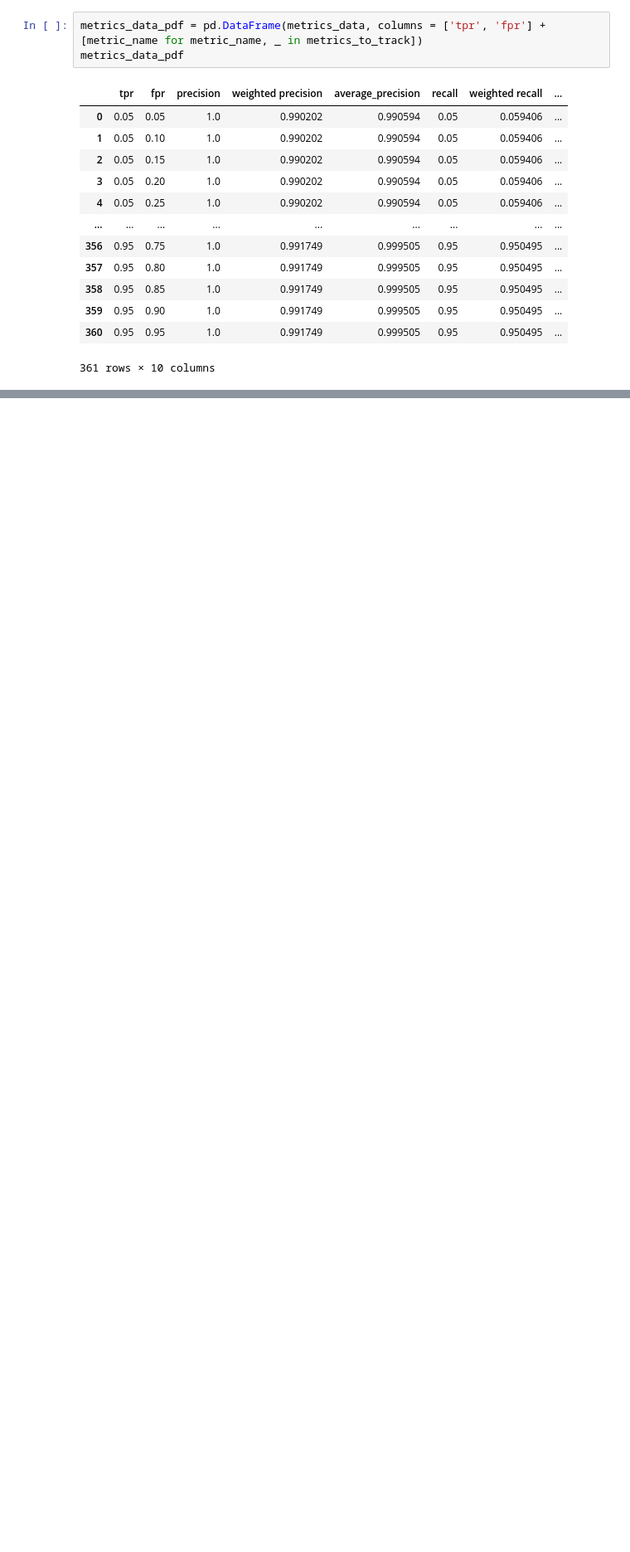
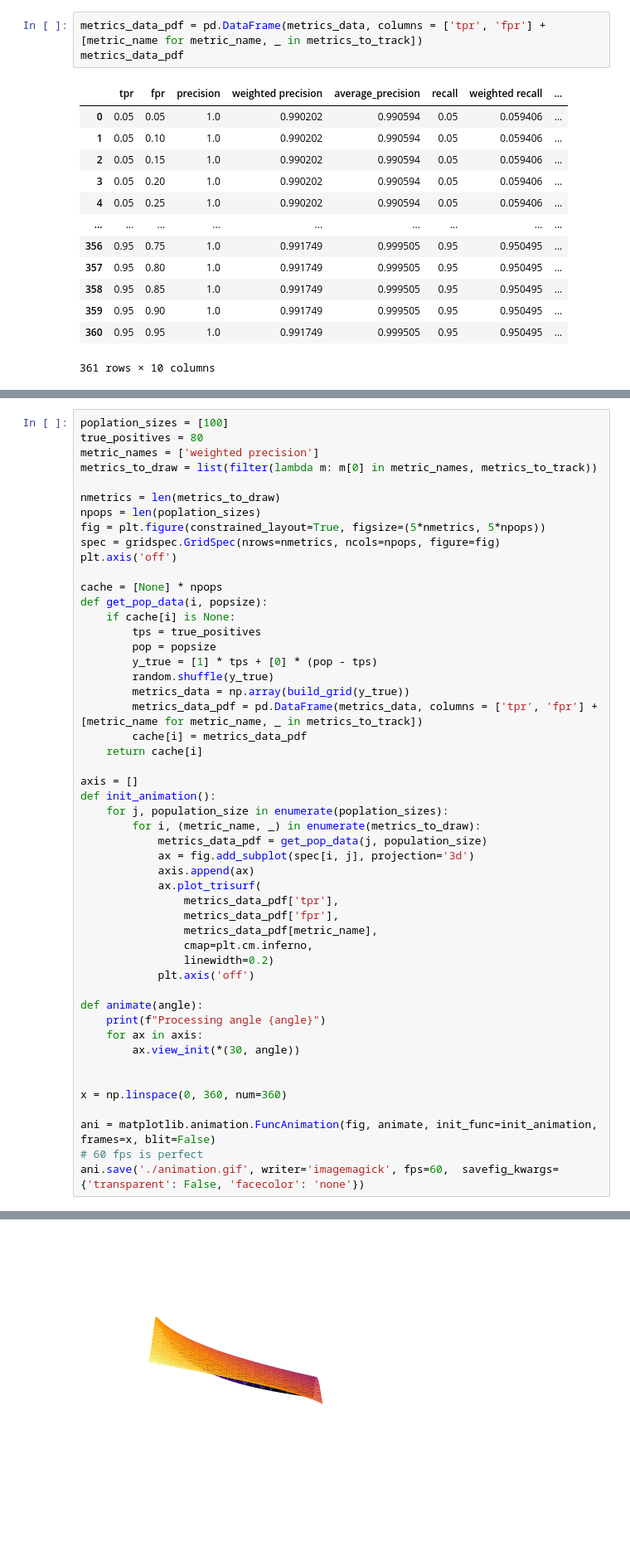
Before and after one commit to uberj/MetricExploration, a Jupyter notebook: PlayingWithMetrics.ipynb, the cells around one changed output, grey strips where cells are left out. Shown at 83% size. Drawn from its saved outputs; the diff is of its cells as text; blank space fills up the shorter version.

```diff
--- a/PlayingWithMetrics.ipynb
+++ b/PlayingWithMetrics.ipynb
@@ -149,0 +125,51 @@ Building format: PNG/ANIMATION/plots_step_6383097288492282222_*.png
+# %%
+poplation_sizes = [100]
+true_positives = 80
+metric_names = ['weighted precision']
+metrics_to_draw = list(filter(lambda m: m[0] in metric_names, metrics_to_track))
+
+nmetrics = len(metrics_to_draw)
+npops = len(poplation_sizes)
+fig = plt.figure(constrained_layout=True, figsize=(5*nmetrics, 5*npops))
+spec = gridspec.GridSpec(nrows=nmetrics, ncols=npops, figure=fig)
+plt.axis('off')
+
+cache = [None] * npops
+def get_pop_data(i, popsize):
+    if cache[i] is None:
+        tps = true_positives
+        pop = popsize
+        y_true = [1] * tps + [0] * (pop - tps)
+        random.shuffle(y_true)
+        metrics_data = np.array(build_grid(y_true))
+        metrics_data_pdf = pd.DataFrame(metrics_data, columns = ['tpr', 'fpr'] + [metric_name for metric_name, _ in metrics_to_track])
+        cache[i] = metrics_data_pdf
+    return cache[i]
+
+axis = []
+def init_animation():
+    for j, population_size in enumerate(poplation_sizes):
+        for i, (metric_name, _) in enumerate(metrics_to_draw):
+            metrics_data_pdf = get_pop_data(j, population_size)
+            ax = fig.add_subplot(spec[i, j], projection='3d')
+            axis.append(ax)
+            ax.plot_trisurf(
+                metrics_data_pdf['tpr'],
+                metrics_data_pdf['fpr'],
+                metrics_data_pdf[metric_name],
+                cmap=plt.cm.inferno,
+                linewidth=0.2)
+            plt.axis('off')
+
+def animate(angle):
+    print(f"Processing angle {angle}")
+    for ax in axis:
+        ax.view_init(*(30, angle))
+
+
+x = np.linspace(0, 360, num=360)
+
+ani = matplotlib.animation.FuncAnimation(fig, animate, init_func=init_animation, frames=x, blit=False)
+# 60 fps is perfect
+ani.save('./animation.gif', writer='imagemagick', fps=60,  savefig_kwargs={'transparent': False, 'facecolor': 'none'})
+# %% [output]
@@ -149,0 +193 @@ Building format: PNG/ANIMATION/plots_step_6383097288492282222_*.png
+[figure, added]
```
Also changed, not shown: parts of 7 cells of this notebook, 8 other files.
